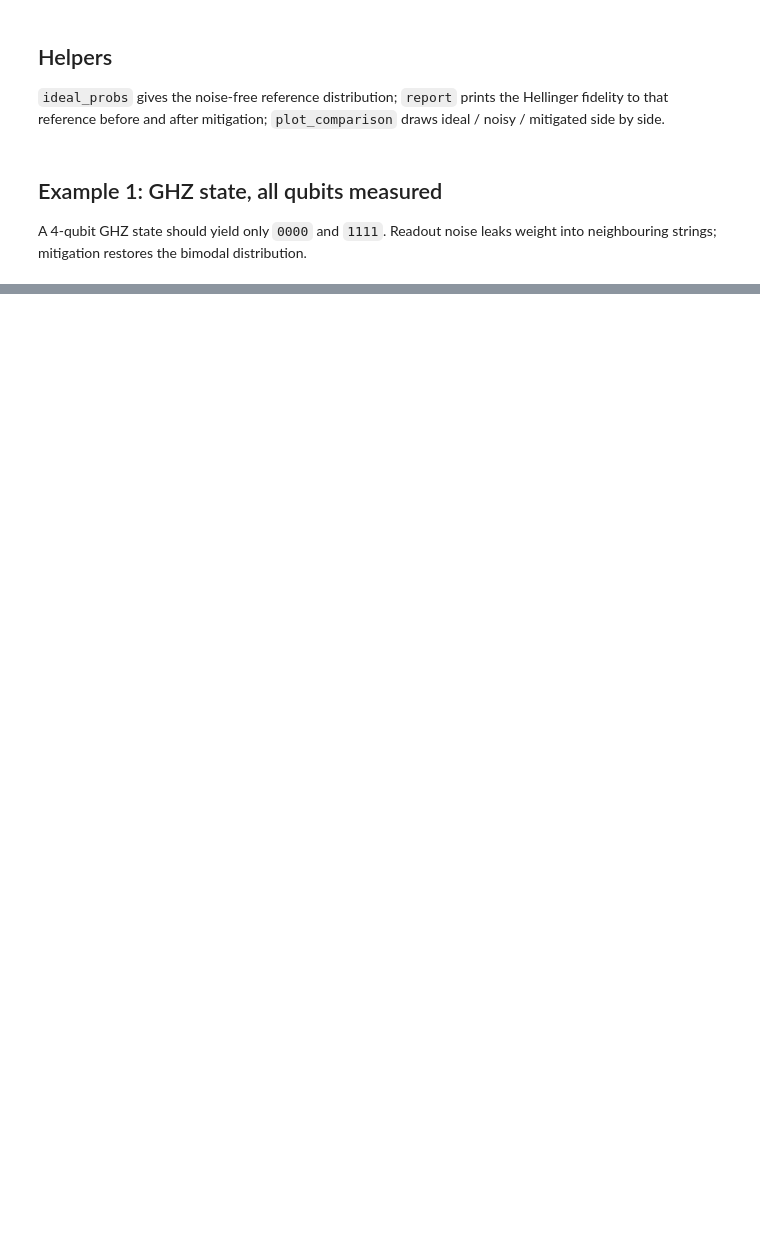
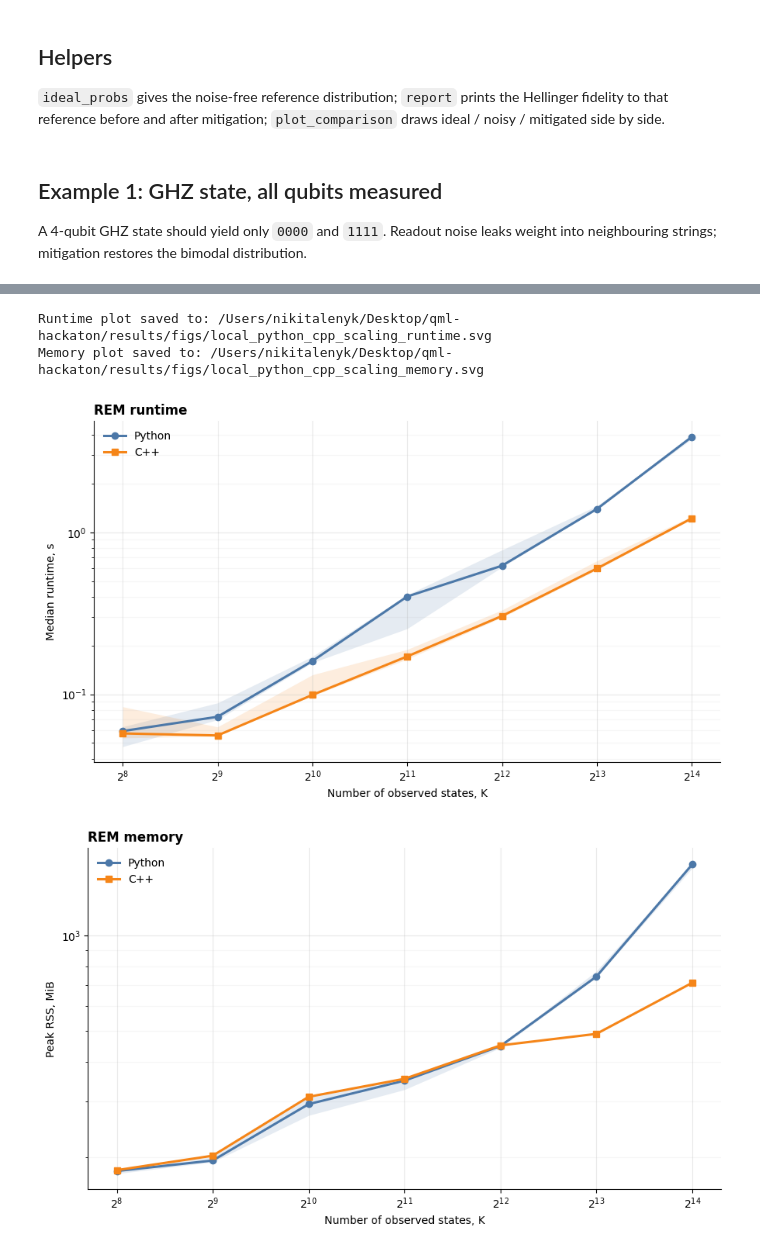
Before and after one commit to ke1rro/qml-hackaton, a Jupyter notebook: rem_demo.ipynb, the cells around one changed output, grey strips where cells are left out. Cells and saved outputs as stored; diff of their text form; code cells hidden in the pictures; blank space fills up the shorter version.

```diff
--- a/rem_demo.ipynb
+++ b/rem_demo.ipynb
@@ -245,0 +212,34 @@ print(inspect.signature(mitigate_readout_errors_haiqu))
+# %%
+SCALING_POWERS = range(8, 15)  # 2**8 ... 2**14 inclusive
+SCALING_SIZES = [2**power for power in SCALING_POWERS]
+SCALING_REPEATS = 3
+SCALING_SHOTS_PER_STATE = 4
+SCALING_IMPLEMENTATIONS = ("python", "cpp")
+SCALING_REPORT = Path("results/local_python_cpp_scaling.csv")
+REUSE_EXISTING_SCALING_RESULTS = True
+
+if REUSE_EXISTING_SCALING_RESULTS and SCALING_REPORT.exists():
+    scaling_report = SCALING_REPORT
+    scaling_rows = [
+        row
+        for row in load_rows(scaling_report)
+        if row["implementation"] in SCALING_IMPLEMENTATIONS
+        and int(row["requested_states"]) in SCALING_SIZES
+    ]
+    print(
+        f"Loaded {len(scaling_rows)} local Python/C++ rows from "
+        f"{scaling_report}"
+    )
+else:
+    scaling_report = next_report_path(Path("results"))
+    scaling_rows = run_benchmark(
+        sizes=SCALING_SIZES,
+        implementations=list(SCALING_IMPLEMENTATIONS),
+        shots_per_state=SCALING_SHOTS_PER_STATE,
+        warmups=0,
+        repeats=SCALING_REPEATS,
+        haiqu_cooldown_seconds=0.0,
+        output_path=scaling_report,
+    )
+
+print_summary(scaling_rows)
@@ -245,0 +263,12 @@ print(inspect.signature(mitigate_readout_errors_haiqu))
+# %%
+runtime_figure, memory_figure = plot_scaling(
+    scaling_rows,
+    output_directory=Path("results/figs"),
+    filename_prefix=scaling_report.stem,
+)
+plt.show()
+# %% [output]
+Runtime plot saved to: /Users/nikitalenyk/Desktop/qml-hackaton/results/figs/local_python_cpp_scaling_runtime.svg
+Memory plot saved to: /Users/nikitalenyk/Desktop/qml-hackaton/results/figs/local_python_cpp_scaling_memory.svg
+[figure, added]
+[figure, added]
```
Also changed, not shown: parts of 39 cells of this notebook, 25 other files.
